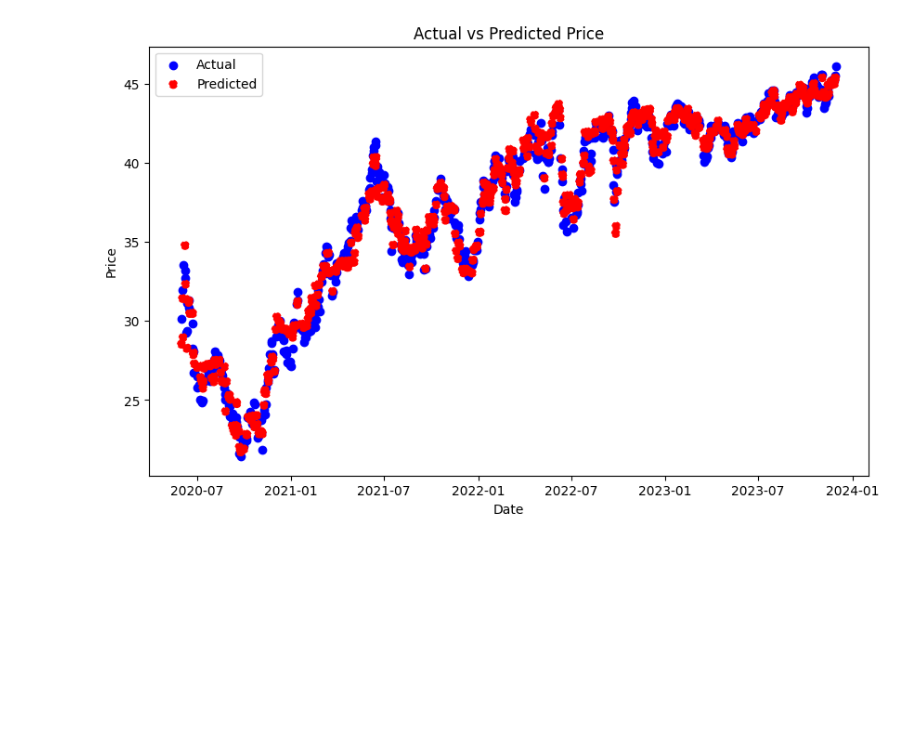
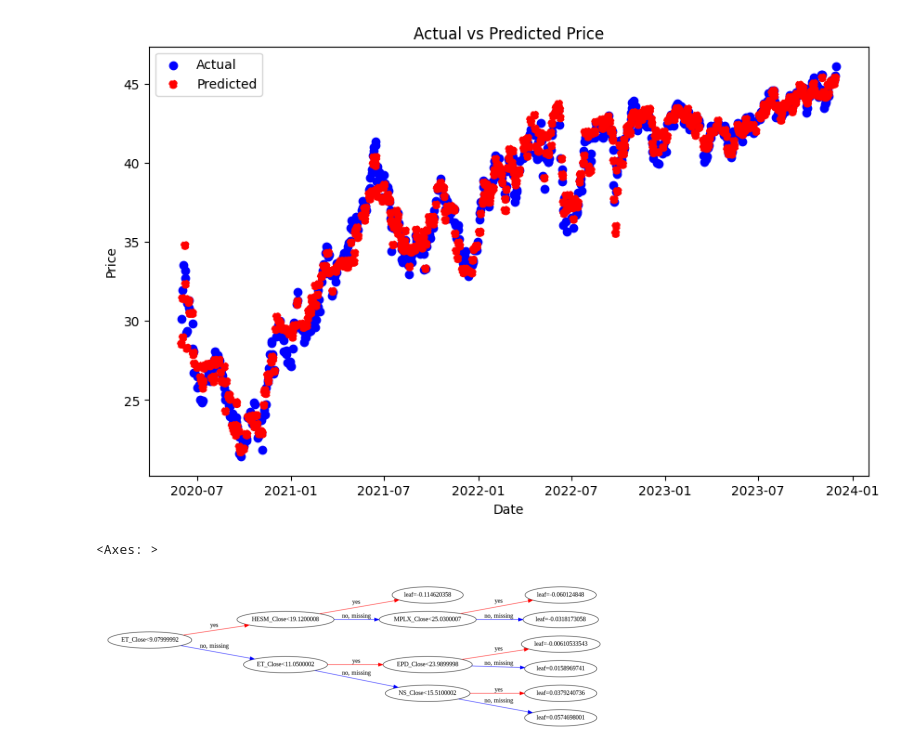
Before and after one commit to Aditya-Patel/Stat598-FinalProject, a Jupyter notebook: Boosting.ipynb, the cells around one changed output. Saved outputs shown, nothing was run; the diff lists cells and outputs as text; code cells hidden in the pictures; blank space fills up the shorter version.

```diff
--- a/Boosting.ipynb
+++ b/Boosting.ipynb
@@ -179,3 +179,8 @@ def plot_actual_vs_predicted(actual, predicted, target_name):
 plot_actual_vs_predicted(y_test, predictions_series, 'Price')
 # %% [output]
 [figure]
+# %%
+xgb.plot_tree(model, num_trees = 0, rankdir ='LR')
+# %% [output]
+<Axes: >
+[figure, added]
```
Also changed, not shown: parts of 1 cell of this notebook.
